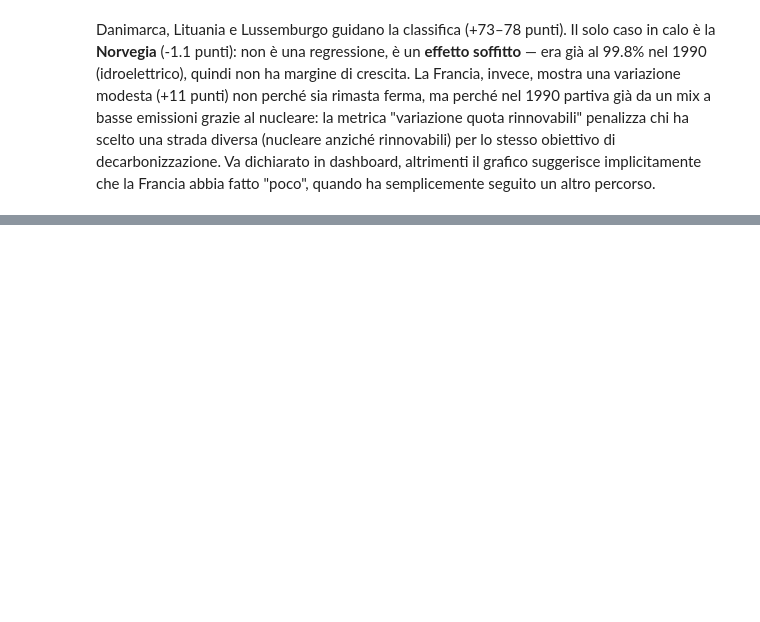
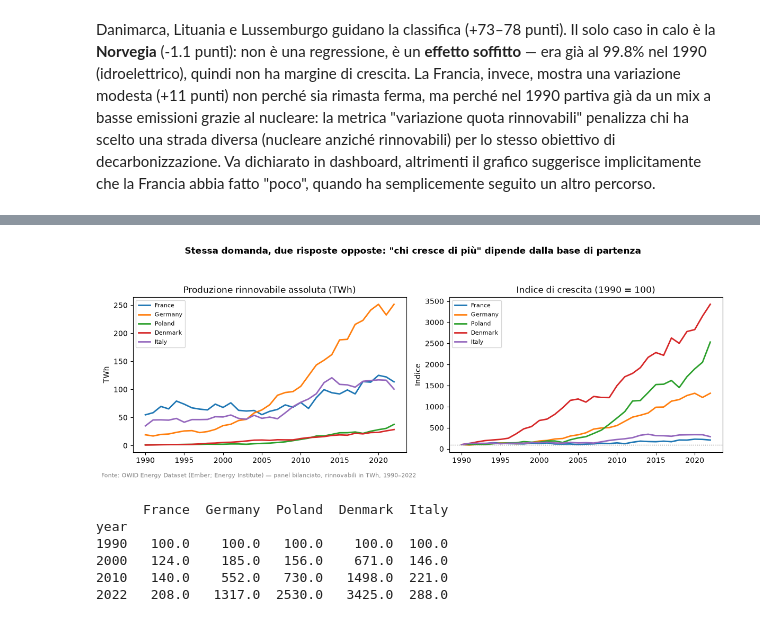
Before and after one commit to marco-pedretti/Progetto-Data-Visualization-e-Dashboard-Design, a Jupyter notebook: eda_energia_europa.ipynb, the cells around one changed output, grey strips where cells are left out. Cells and saved outputs as stored; diff of their text form; code cells hidden in the pictures; blank space fills up the shorter version.

```diff
--- a/eda_energia_europa.ipynb
+++ b/eda_energia_europa.ipynb
@@ -577,0 +592,37 @@ dichiarato in dashboard, altrimenti il grafico suggerisce implicitamente che la
+# %%
+idx_series = {}
+for country in countries_profile:
+    s = bal_all[bal_all["country"] == country].sort_values("year").set_index("year")["renewables_electricity"]
+    idx_series[country] = s / s.loc[1990] * 100
+idx_df = pd.DataFrame(idx_series)
+
+fig, axes = plt.subplots(1, 2, figsize=(12, 4.5))
+
+for country in countries_profile:
+    s = bal_all[bal_all["country"] == country].sort_values("year").set_index("year")["renewables_electricity"]
+    axes[0].plot(s.index, s.values, label=country, linewidth=2)
+axes[0].set_title("Produzione rinnovabile assoluta (TWh)")
+axes[0].set_ylabel("TWh")
+axes[0].legend(fontsize=8)
+
+for country in countries_profile:
+    axes[1].plot(idx_df.index, idx_df[country], label=country, linewidth=2)
+axes[1].axhline(100, color="gray", linestyle=":", linewidth=1)
+axes[1].set_title("Indice di crescita (1990 = 100)")
+axes[1].set_ylabel("Indice")
+axes[1].legend(fontsize=8)
+
+fig.suptitle('Stessa domanda, due risposte opposte: "chi cresce di più" dipende dalla base di partenza', fontweight="bold")
+fig.text(0.01, 0.01, f"{SOURCE_NOTE} — panel bilanciato, rinnovabili in TWh, 1990–2022", fontsize=8, color="gray")
+plt.tight_layout(rect=[0, 0.03, 1, 0.92])
+plt.show()
+
+print(idx_df.loc[[1990, 2000, 2010, 2022]].round(0))
+# %% [output]
+[figure, added]
+      France  Germany  Poland  Denmark  Italy
+year
+1990   100.0    100.0   100.0    100.0  100.0
+2000   124.0    185.0   156.0    671.0  146.0
+2010   140.0    552.0   730.0   1498.0  221.0
+2022   208.0   1317.0  2530.0   3425.0  288.0
```
Also changed, not shown: parts of 14 cells of this notebook.
